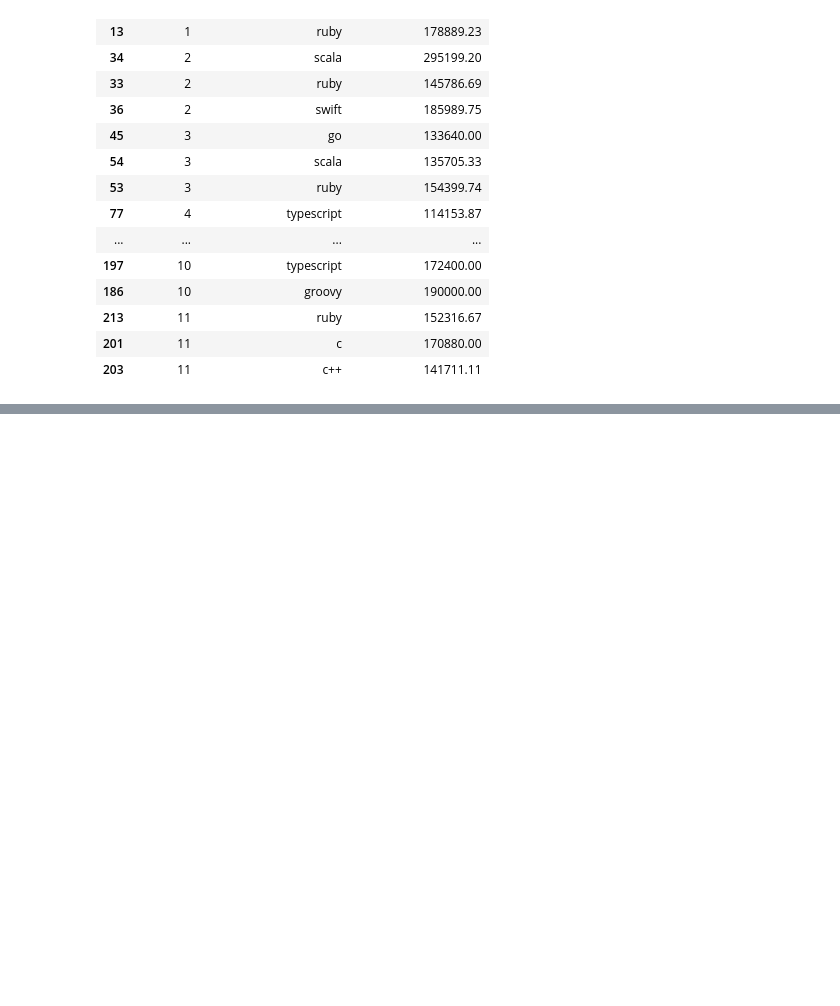
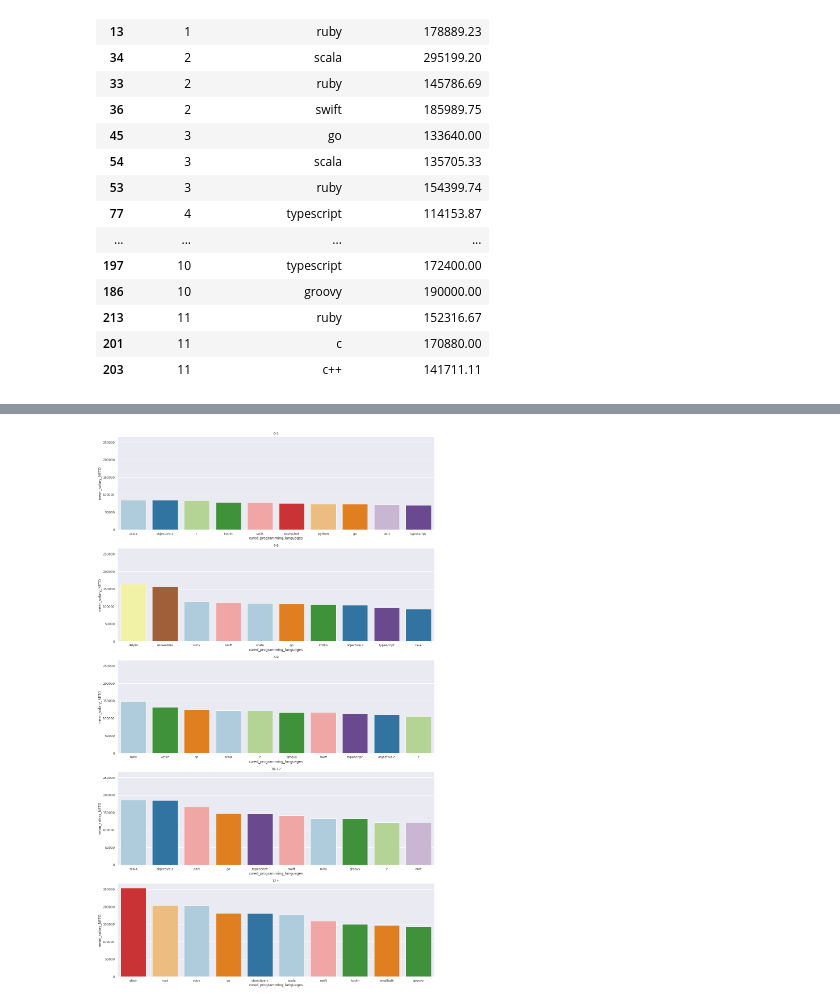
Before and after one commit to fnbellomo/DiploDatos2021, a Jupyter notebook: AyVD/Entregable_Parte_1_Natan.ipynb, the cells around one changed output, grey strips where cells are left out. Saved outputs shown, nothing was run; the diff lists cells and outputs as text; code cells hidden in the pictures; blank space fills up the shorter version.

```diff
--- a/AyVD/Entregable_Parte_1_Natan.ipynb
+++ b/AyVD/Entregable_Parte_1_Natan.ipynb
@@ -505,3 +506,18 @@ pivoted_df2[pivoted_df2['count'] > 1].groupby('years_experience_binned').head(10
 | 196 | 12+ | kotlin | 41.00 | 150160.27 |
 | 213 | 12+ | smalltalk | 9.00 | 146911.11 |
 | 191 | 12+ | groovy | 38.00 | 142770.22 |
+# %%
+bin_list = df_top10_langs_binned.years_experience_binned.unique().tolist()
+fig, axes = plt.subplots(len(bin_list),1, sharey=True, figsize=(20,35))
+color_labels = df_top10_langs_binned.cured_programming_languages.unique()
+# List of colors in the color palettes
+rgb_values = seaborn.color_palette("Paired", len(color_labels))
+color_map = dict(zip(color_labels, rgb_values))
+for bin in bin_list:
+  seaborn.barplot(data=df_top10_langs_binned[df_top10_langs_binned['years_experience_binned'] == bin],
+                  x='cured_programming_languages', y='mean_salary_NETO',
+                  ax=axes[bin_list.index(bin)],
+                  palette=[color_map[clr] for clr in df_top10_langs_binned[df_top10_langs_binned['years_experience_binned'] == bin]['cured_programming_languages']])
+  axes[bin_list.index(bin)].set_title(bin)
+# %% [output]
+[figure, added]
```
Also changed, not shown: parts of 10 cells of this notebook.
